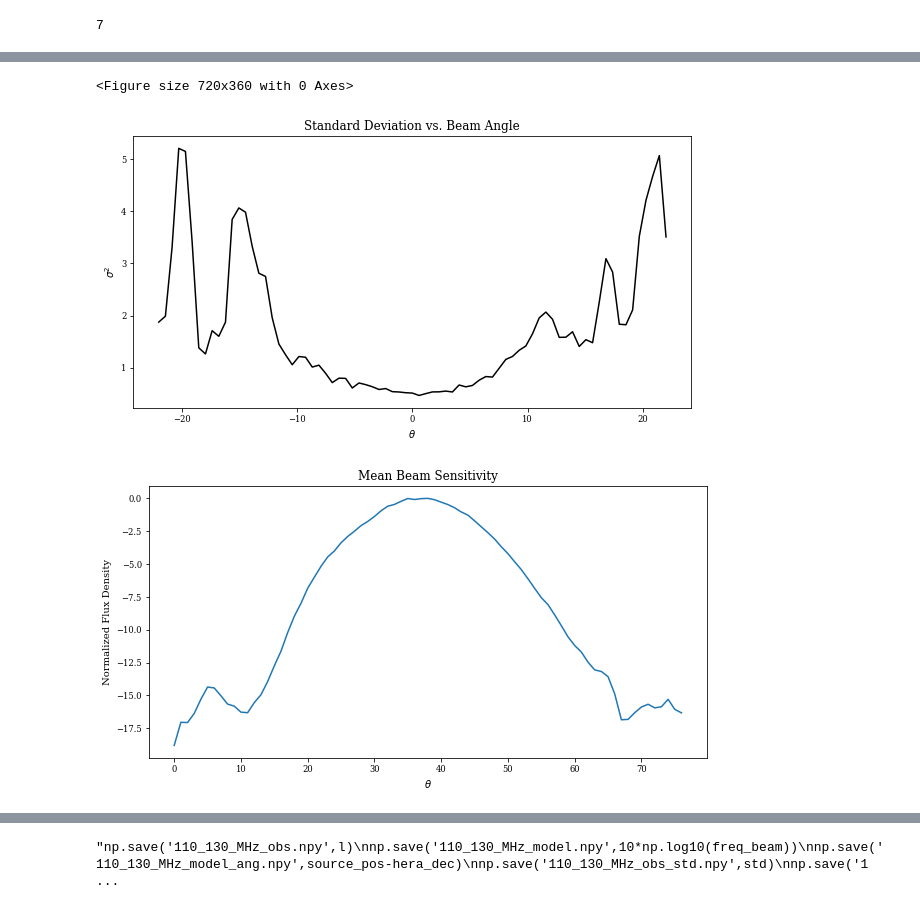
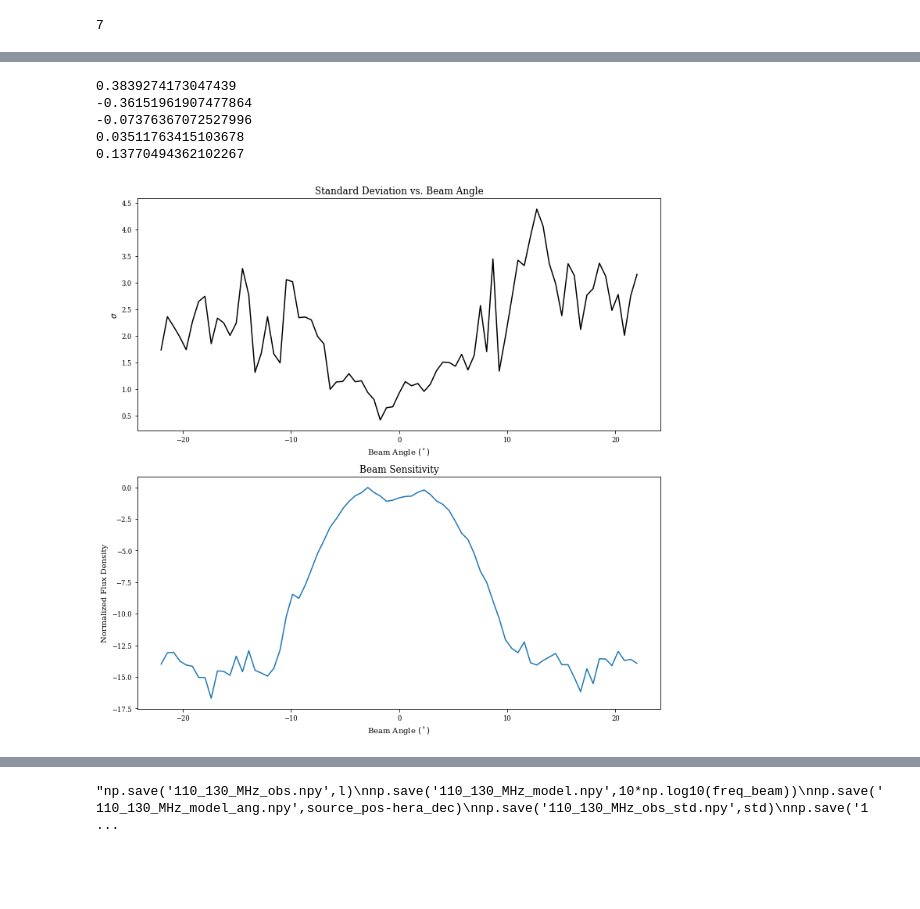
Before and after one commit to dannyjacobs/asu_hera, a Jupyter notebook: beam_mapping/Beam_Mapping_Multiple_Sources.ipynb, the cells around one changed output, grey strips where cells are left out. Saved outputs shown, nothing was run; the diff lists cells and outputs as text; code cells hidden in the pictures; blank space fills up the shorter version.

Commit message:
Organized beam mapping notebooks

```diff
--- a/beam_mapping/Beam_Mapping_Multiple_Sources.ipynb
+++ b/beam_mapping/Beam_Mapping_Multiple_Sources.ipynb
@@ -178,0 +178,18 @@ plt.show()
+# %%
+bins = np.linspace(-22,22,80)
+obs = np.zeros(80)
+
+counts = 0
+
+
+
+for key,item in cleaned_set.items():
+    theta = item['RA_diff']
+    flux = np.array(item['Flux'])
+    data = theta
+    idx = np.digitize(data, bins)
+    print flux.shape,idx.shape, np.unique(idx).shape
+    obs[idx] += flux
+    counts += 1
+
+obs /= counts
@@ -180,7 +212,7 @@ plt.show()
 plt.figure(figsize=(20,10))
 
 for key,item in cleaned_set.items():
-    theta = item['time']
+    theta = item['Center_RA']
     flux = np.array(item['Flux'])
     plt.xlabel(r'Zenith Right Ascension')
     plt.ylabel('Normalized Flux Density')
@@ -221,44 +255,52 @@ for key,item in cleaned_set.items():
 # %%
 n = 77
-l = np.zeros(n)
-plt.figure(figsize=(10,5))
-
+obs_beam = np.zeros(n)
+theta = 0
 c = 0
 
 for key,item in cleaned_set.items():
-    theta = item['RA_diff']
     flux = np.array(item['Flux'])
+    if c > 0 and len(flux) == n:
+        print np.array(np.array(theta)-np.array(item['RA_diff'])).mean()
     if len(flux) == n:
-        l += flux
+        theta = item['RA_diff']
+        obs_beam += flux
         c += 1
 
-l /= c
-l /= l.max()
-l = 10*np.log10(l)
+
+obs_beam /= c
+obs_beam /= obs_beam.max()
+obs_beam = 10*np.log10(obs_beam)
 
 f = np.vstack([10*np.log10(item['Flux']) for key,item in cleaned_set.items() if len(item['Flux'])==n])
 
-std = [np.std(f[:,i]) for i in range(f.shape[1])]
-
-plt.figure(figsize=(10,5))
-
-plt.plot(np.linspace(-22,22,len(std)),std,'k')
-plt.title(r'Standard Deviation vs. Beam Angle')
-plt.xlabel(r'$\theta$')
-plt.ylabel(r'$\sigma^2$')
+obs_std = [np.std(f[:,i]) for i in range(f.shape[1])]
 
 
-plt.figure(figsize=(10,5))
 
-plt.xlabel(r'$\theta$')
+plt.figure(figsize=(12,12))
+
+plt.subplot(2,1,1)
+
+plt.plot(np.linspace(-22,22,len(obs_std)),obs_std,'k')
+plt.title(r'Standard Deviation vs. Beam Angle')
+plt.xlabel(r'Beam Angle $(^\circ)$')
+plt.ylabel(r'$\sigma$')
+
+plt.subplot(2,1,2)
+
+plt.xlabel(r'Beam Angle $(^\circ)$')
 plt.ylabel('Normalized Flux Density')
-plt.title('Mean Beam Sensitivity')
-plt.plot(np.arange(l.size),l)
+plt.title('Beam Sensitivity')
+plt.plot(np.linspace(-22,22,obs_beam.shape[0]),obs_beam)
 plt.show()
 # %% [output]
-<Figure size 720x360 with 0 Axes>
+0.3839274173047439
+-0.36151961907477864
+-0.07376367072527996
+0.03511763415103678
+0.13770494362102267
-[figure, old version]
+[figure, new version]
-[figure, removed]
 # %%
 hera_beam = UVBeam() #Instantiating HERA's beam as a UVBeam object
 hera_beam.read_beamfits("NF_HERA_power_beam_healpix.fits") #Reading in the beam model
```
Also changed, not shown: parts of 24 cells of this notebook, 3 other files.
